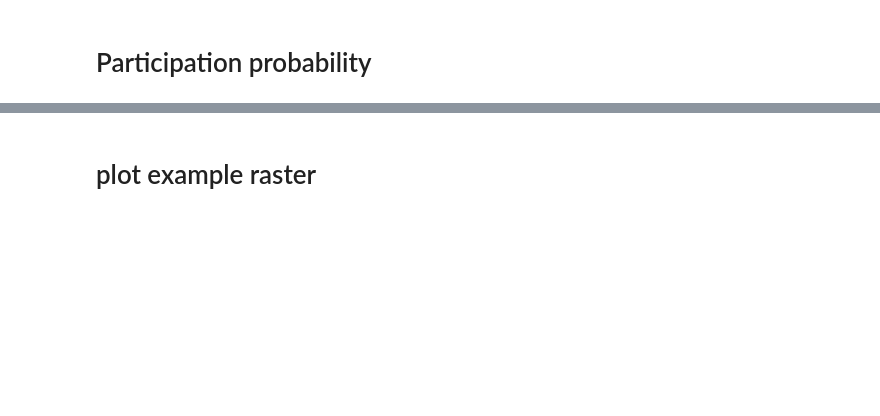
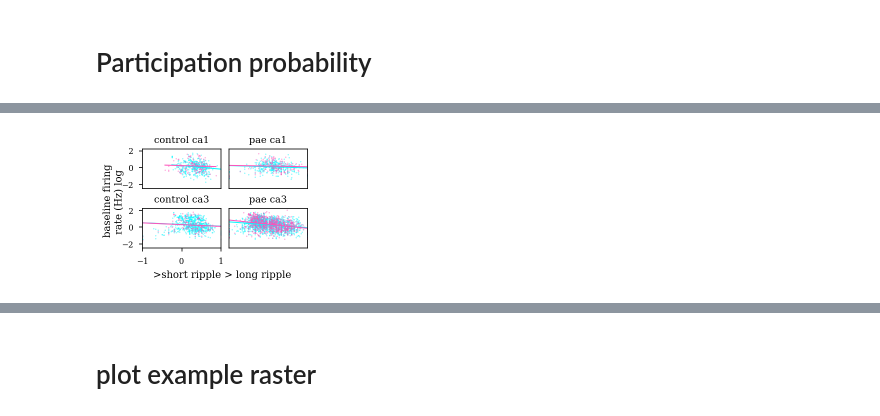
Before and after one commit to ryanharvey1/ripple_analyses, a Jupyter notebook: notebooks/ripple_modulation.ipynb, the cells around one changed output, grey strips where cells are left out. Cells and saved outputs as stored; diff of their text form; code cells hidden in the pictures; blank space fills up the shorter version.

```diff
--- a/notebooks/ripple_modulation.ipynb
+++ b/notebooks/ripple_modulation.ipynb
@@ -1143,0 +971,93 @@ cbar.outline.set_visible(False)
+# %%
+
+def get_slope_intercept(X,y):
+    # remove infs and nans
+    idx = np.isinf(X) | np.isinf(y) | np.isnan(X) | np.isnan(y)
+
+    X = np.array(X)
+    y = np.array(y)
+
+    X = X[~(idx)]
+    y = y[~(idx)]
+    reg = LinearRegression().fit(X.reshape(-1, 1),y.reshape(-1, 1))
+#     reg = RANSACRegressor().fit(X.reshape(-1, 1),y.reshape(-1, 1))
+    xaxis = np.arange(X.min(), X.max(), 0.01)
+    yaxis = reg.predict(xaxis.reshape((len(xaxis), 1)))
+    r2 = reg.score(X.reshape(-1, 1),y.reshape(-1, 1))
+    return xaxis,yaxis,r2
+
+def plot_feature(feature_1,feature_2,df_cell_class,good_cells,area,group,cell_type,color,ax):
+    idx = good_cells & (df_cell_class.area == area) & (df_cell_class.group == group) & (df_cell_class.cell_type == cell_type)
+    X = df_cell_class[feature_1][idx]
+    y = df_cell_class[feature_2][idx]
+    idx = np.isinf(X) | np.isinf(y) | np.isnan(X) | np.isnan(y)
+    X = np.array(X)
+    y = np.array(y)
+    X = X[~(idx)]
+    y = y[~(idx)]
+    ax.scatter(X,y,s=1,alpha=.5,color=color,rasterized=True)
+#     slope,intercept = get_slope_intercept(X,y)
+#     ax.plot(X,(slope* X + intercept),linewidth=1,color=color)
+    xaxis,yaxis,r2 = get_slope_intercept(X,y)
+    ax.plot(xaxis,yaxis,linewidth=1,color=color,label=('R2='+str(round(r2, 2))))
+
+
+fig, axs = plt.subplots(2,2, figsize=set_size('thesis', fraction=.5, subplots=(1, 1)), edgecolor='k')
+fig.subplots_adjust(hspace = .5, wspace=.1)
+ax = axs.ravel()
+
+idx = ((df_cell_class.n_ripples >= 50) &
+       (df_cell_class.n_spikes >= 100) &
+       (df_cell_class.long_v_short != -1) &
+       (df_cell_class.long_v_short != 1) &
+       (df_cell_class.long_v_short != 0))
+
+plot_feature('long_v_short','avg_fr_log',df_cell_class,idx,'ca1','control','pyr','#08F7FE',ax[0])
+plot_feature('long_v_short','avg_fr_log',df_cell_class,idx,'ca1','control','int','#FE53BB',ax[0])
+ax[0].axes.get_xaxis().set_ticks([])
+ax[0].set_title('control ca1')
+
+
+plot_feature('long_v_short','avg_fr_log',df_cell_class,idx,'ca3','control','pyr','#08F7FE',ax[2])
+plot_feature('long_v_short','avg_fr_log',df_cell_class,idx,'ca3','control','int','#FE53BB',ax[2])
+# ax[2].set_xlabel('>short ripple > long ripple')
+# ax[2].set_ylabel('baseline \n firing rate (Hz)')
+ax[2].set_title('control ca3')
+
+
+plot_feature('long_v_short','avg_fr_log',df_cell_class,idx,'ca1','pae','pyr','#08F7FE',ax[1])
+plot_feature('long_v_short','avg_fr_log',df_cell_class,idx,'ca1','pae','int','#FE53BB',ax[1])
+ax[1].axes.get_xaxis().set_ticks([])
+ax[1].axes.get_yaxis().set_ticks([])
+ax[1].set_title('pae ca1')
+
+
+plot_feature('long_v_short','avg_fr_log',df_cell_class,idx,'ca3','pae','pyr','#08F7FE',ax[3])
+plot_feature('long_v_short','avg_fr_log',df_cell_class,idx,'ca3','pae','int','#FE53BB',ax[3])
+ax[3].axes.get_yaxis().set_ticks([])
+ax[3].axes.get_xaxis().set_ticks([])
+ax[3].set_title('pae ca3')
+
+
+ax[0].set_xlim(-1,1)
+ax[1].set_xlim(-1,1)
+ax[2].set_xlim(-1,1)
+ax[3].set_xlim(-1,1)
+
+
+ax[0].set_ylim(min(df_cell_class.avg_fr_log),max(df_cell_class.avg_fr_log))
+ax[1].set_ylim(min(df_cell_class.avg_fr_log),max(df_cell_class.avg_fr_log))
+ax[2].set_ylim(min(df_cell_class.avg_fr_log),max(df_cell_class.avg_fr_log))
+ax[3].set_ylim(min(df_cell_class.avg_fr_log),max(df_cell_class.avg_fr_log))
+
+# ax[0].legend()
+# ax[1].legend()
+# ax[2].legend()
+# ax[3].legend()
+
+fig.text(0.5,-.1, '>short ripple > long ripple', ha='center')
+fig.text(-.06, 0.5, 'baseline firing \n rate (Hz) log', va='center', rotation='vertical')
+
+plt.savefig(r'D:\ryanh\GoogleDrive\school_work\UNM\Lab\Projects\Dissertation\dissertation\inkscape_figs\ripple_recuitment\long_v_short.svg',dpi=300,bbox_inches='tight')
+# %% [output]
+[figure, added]
```
Also changed, not shown: parts of 42 cells of this notebook.
